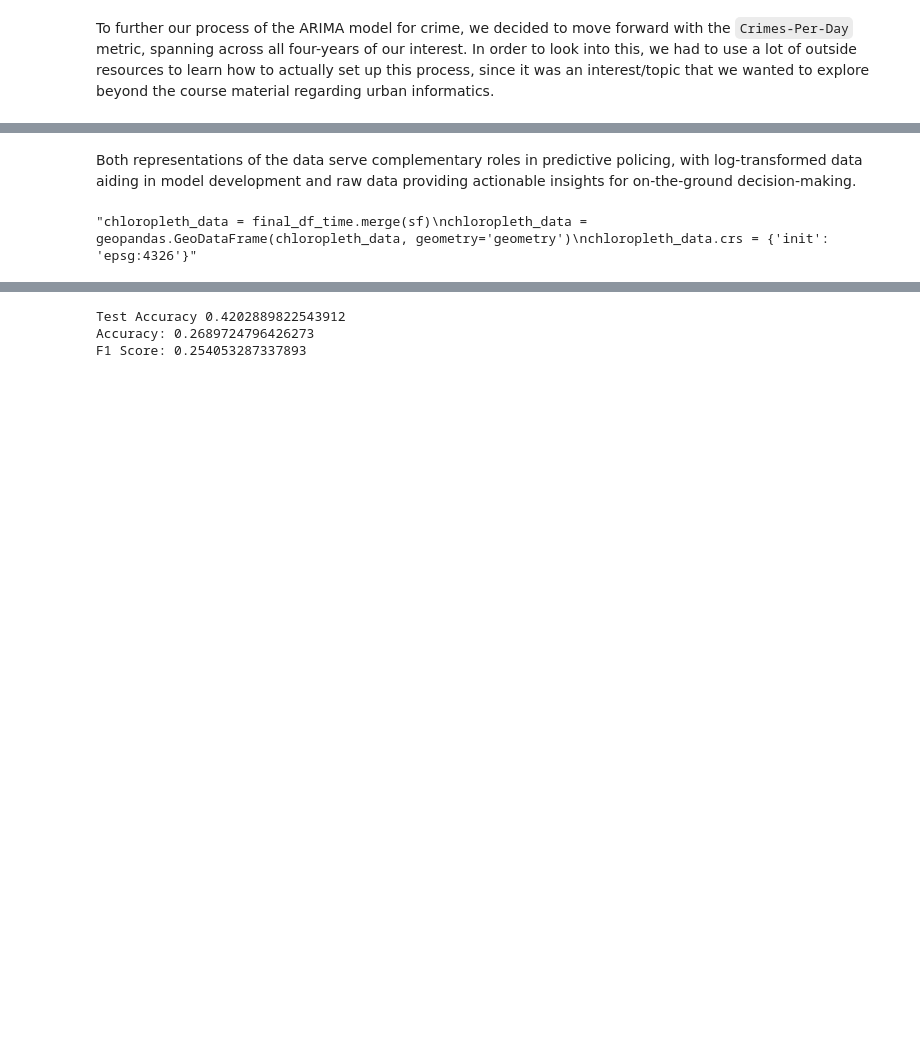
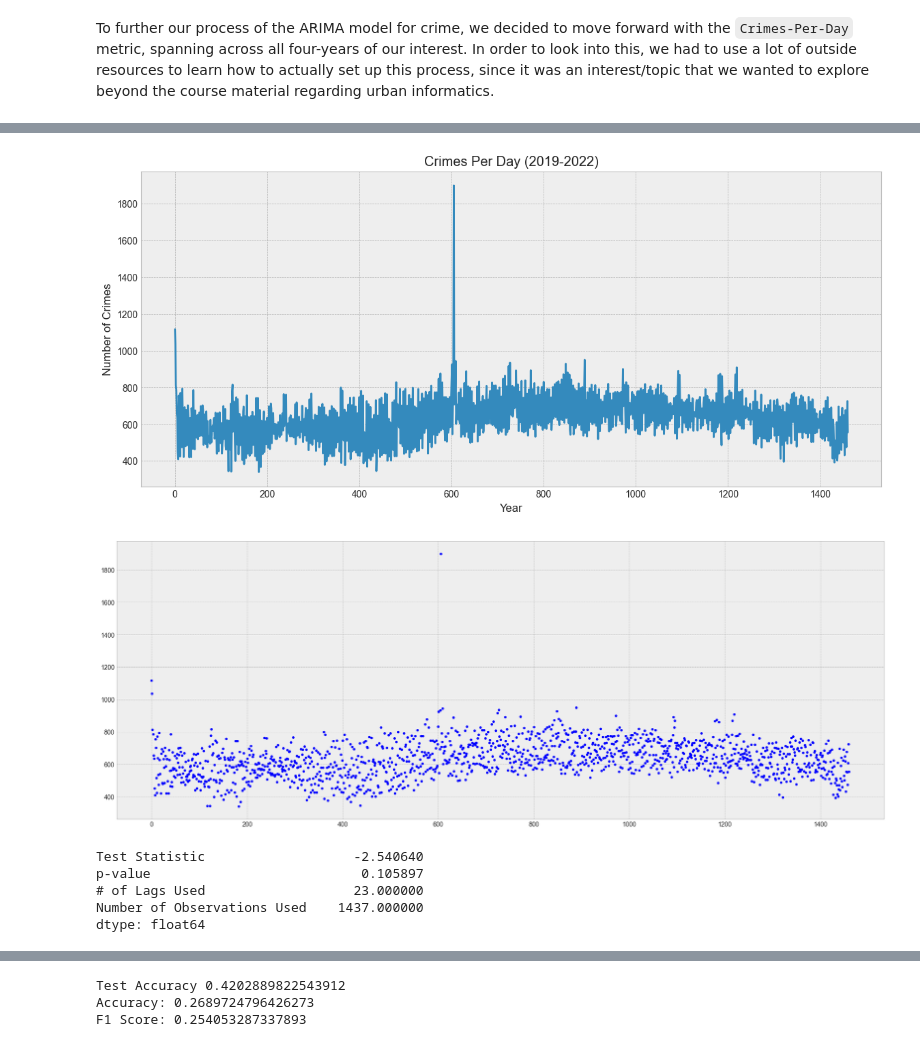
Before and after one commit to kfukutom/urban-informatics, a Jupyter notebook: src/main.ipynb, the cells around one changed output, grey strips where cells are left out. Cells and saved outputs as stored; diff of their text form; code cells hidden in the pictures; blank space fills up the shorter version.

```diff
--- a/src/main.ipynb
+++ b/src/main.ipynb
@@ -730,12 +652,27 @@ pacf_residual = plot_pacf(residuals)
-# %% [markdown]
-Both representations of the data serve complementary roles in predictive policing, with log-transformed data aiding in model development and raw data providing actionable insights for on-the-ground decision-making.
-# %%
-df_time.loc[:, 'Crimes'] = 1
-final_df_time = df_time.groupby(['HourOfDay', 'District','WeekOfYear'])['Crimes'].sum().reset_index()
-final_df_time.to_json("crime_predictions.json", orient='records', double_precision=2)
-# %%
-"""chloropleth_data = final_df_time.merge(sf)
-chloropleth_data = geopandas.GeoDataFrame(chloropleth_data, geometry='geometry')
-chloropleth_data.crs = {'init': 'epsg:4326'}"""
-# %% [output]
-"chloropleth_data = final_df_time.merge(sf)\nchloropleth_data = geopandas.GeoDataFrame(chloropleth_data, geometry='geometry')\nchloropleth_data.crs = {'init': 'epsg:4326'}"
+# %%
+arima_df = df_time.groupby('DayYear').size().reset_index(name='Crime Count')
+plt.style.use('bmh')
+fig, ax = plt.subplots(figsize=(14, 6))
+ax.plot(arima_df['Crime Count'])
+plt.title('Crimes Per Day (2019-2022)')
+plt.xlabel('Year')
+plt.ylabel('Number of Crimes')
+plt.show()
+#plt.savefig('visualizations/orig_time_data.png', bbox_inches = "tight", pad_inches=.5)
+
+arima_df['Crime Count'].plot(figsize = (22,8), style = 'b.')
+plt.show()
+# %% [output]
+[figure, added]
+[figure, added]
+# %%
+from statsmodels.tsa.stattools import adfuller
+test = adfuller(arima_df['Crime Count'])
+dfoutput = pd.Series(test[0:4], index=['Test Statistic','p-value','# of Lags Used','Number of Observations Used'])
+print(dfoutput)
+# %% [output]
+Test Statistic                   -2.540640
+p-value                           0.105897
+# of Lags Used                   23.000000
+Number of Observations Used    1437.000000
+dtype: float64
```
Also changed, not shown: parts of 45 cells of this notebook.
